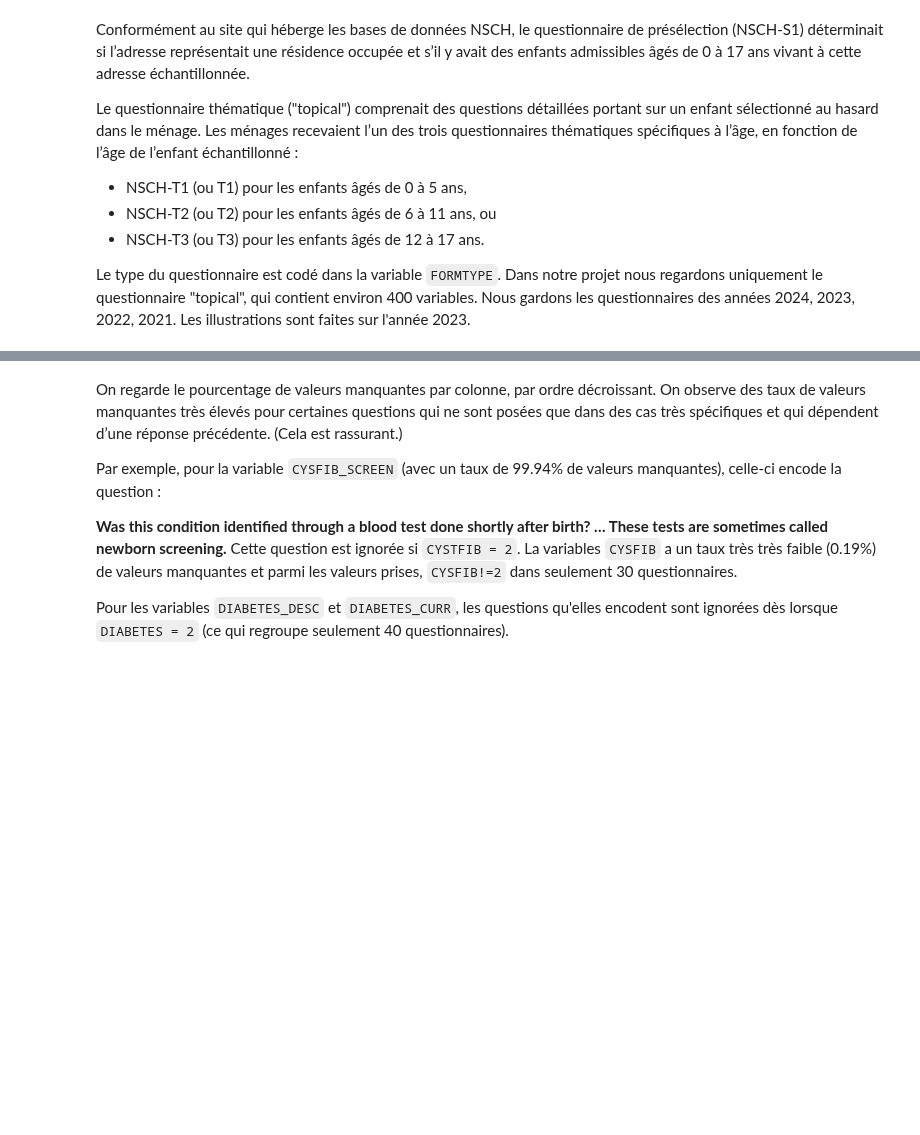
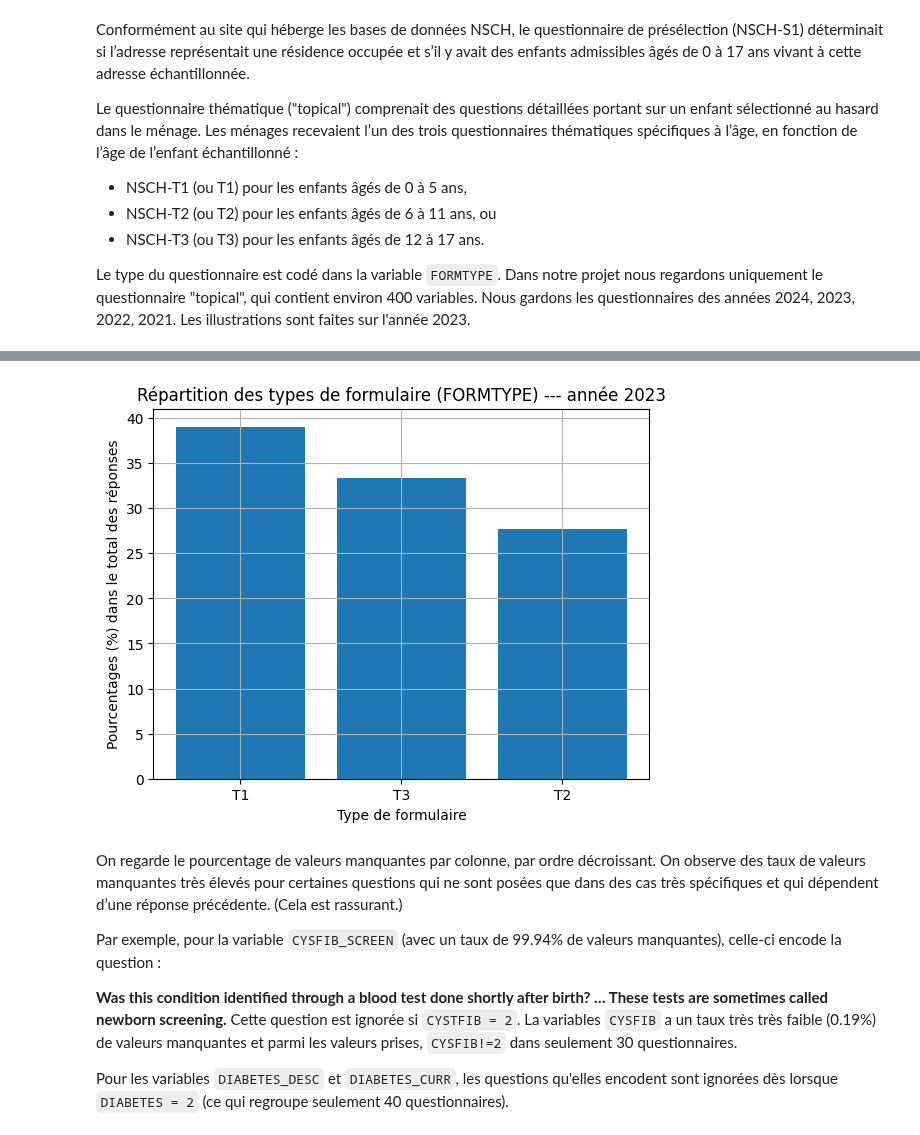
Before and after one commit to inaelenacampan/Determinants_of_children-s_health, a Jupyter notebook: Determinants_of_children-s_health.ipynb, the cells around one changed output, grey strips where cells are left out. Drawn from its saved outputs; the diff is of its cells as text; code cells hidden in the pictures; blank space fills up the shorter version.

```diff
--- a/Determinants_of_children-s_health.ipynb
+++ b/Determinants_of_children-s_health.ipynb
@@ -109,3 +142,17 @@ print(df["FIPSST"].value_counts()[:5])
+# %%
+form_counts = df["FORMTYPE"].value_counts()
+form_percent = form_counts / form_counts.sum() * 100
+
+# Graphique bar plot
+
+plt.bar(form_percent.index, form_percent.values)
+plt.title("Répartition des types de formulaire (FORMTYPE) --- année 2023")
+plt.ylabel("Pourcentages (%) dans le total des réponses")
+plt.xlabel("Type de formulaire")
+plt.grid()
+plt.show()
+# %% [output]
+[figure, added]
 # %% [markdown]
 On regarde le pourcentage de valeurs manquantes par colonne, par ordre décroissant.
 On observe des taux de valeurs manquantes très élevés pour certaines questions qui ne sont posées que dans des cas très spécifiques et qui dépendent d’une réponse précédente. (Cela est rassurant.)
```
Also changed, not shown: parts of 60 cells of this notebook, 2 other files.
